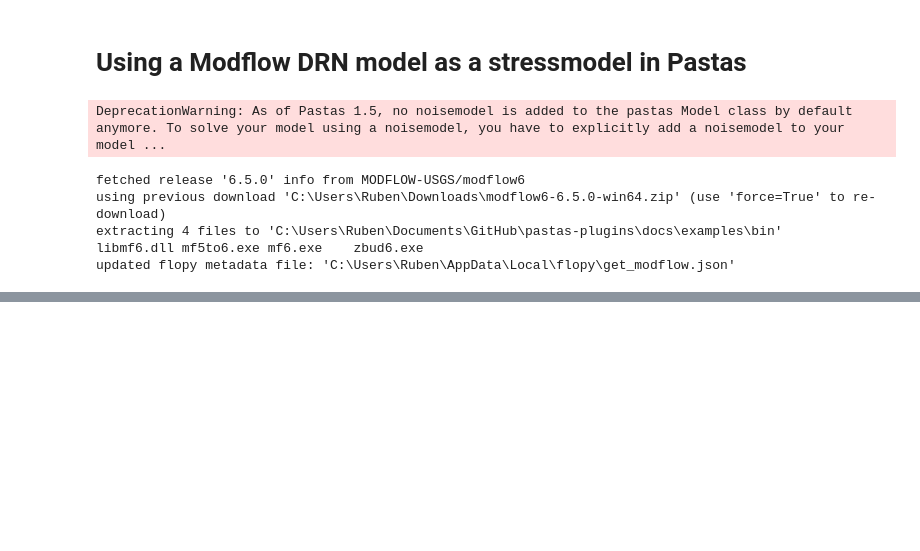
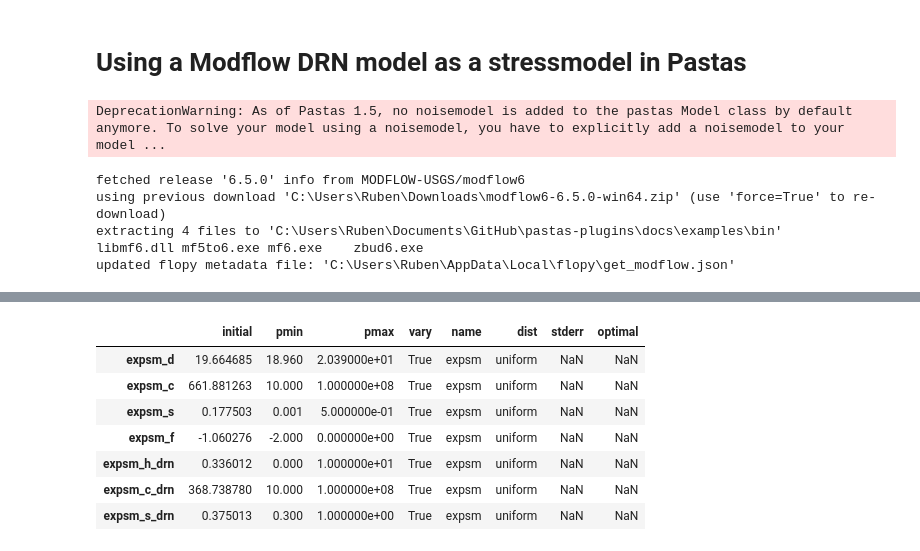
Before and after one commit to pastas/pastas-plugins, a Jupyter notebook: docs/examples/modflow_drn.ipynb, the cells around one changed output, grey strips where cells are left out. Cells and saved outputs as stored; diff of their text form; code cells hidden in the pictures; blank space fills up the shorter version.

```diff
--- a/docs/examples/modflow_drn.ipynb
+++ b/docs/examples/modflow_drn.ipynb
@@ -82,0 +86,11 @@ ax = mldmf.plot()
+# %%
+mldmf.parameters
+# %% [output]
+|  | initial | pmin | pmax | vary | name | dist | stderr | optimal |
+| expsm_d | 19.664685 | 18.960 | 2.039000e+01 | True | expsm | uniform | NaN | NaN |
+| expsm_c | 661.881263 | 10.000 | 1.000000e+08 | True | expsm | uniform | NaN | NaN |
+| expsm_s | 0.177503 | 0.001 | 5.000000e-01 | True | expsm | uniform | NaN | NaN |
+| expsm_f | -1.060276 | -2.000 | 0.000000e+00 | True | expsm | uniform | NaN | NaN |
+| expsm_h_drn | 0.336012 | 0.000 | 1.000000e+01 | True | expsm | uniform | NaN | NaN |
+| expsm_c_drn | 368.738780 | 10.000 | 1.000000e+08 | True | expsm | uniform | NaN | NaN |
+| expsm_s_drn | 0.375013 | 0.300 | 1.000000e+00 | True | expsm | uniform | NaN | NaN |
```
Also changed, not shown: parts of 5 cells of this notebook, 2 other files.
